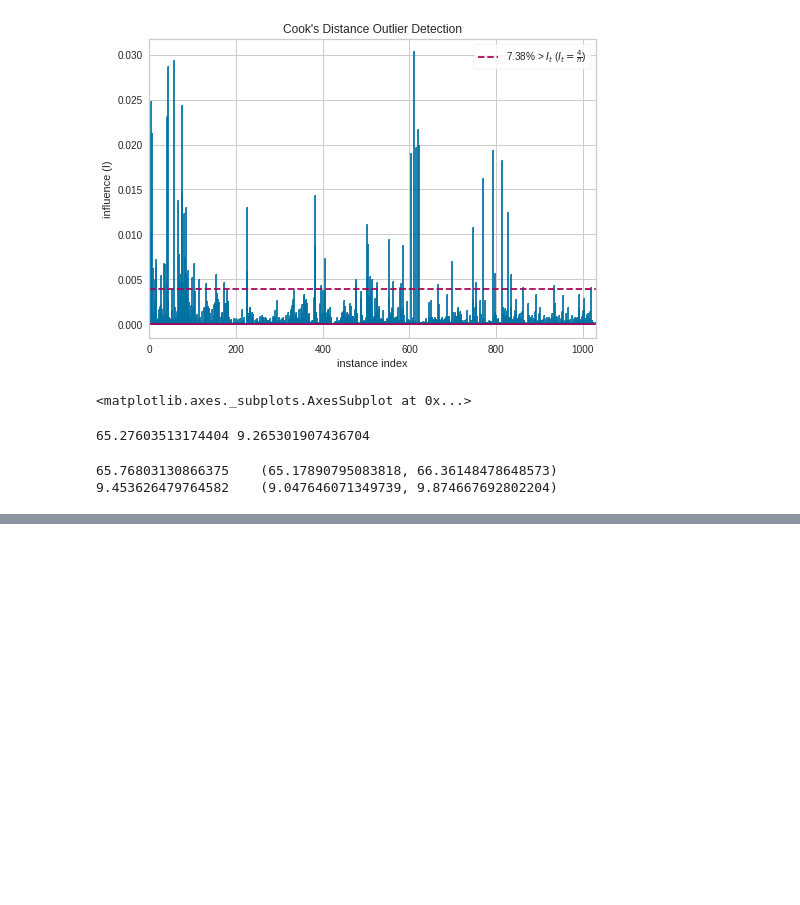
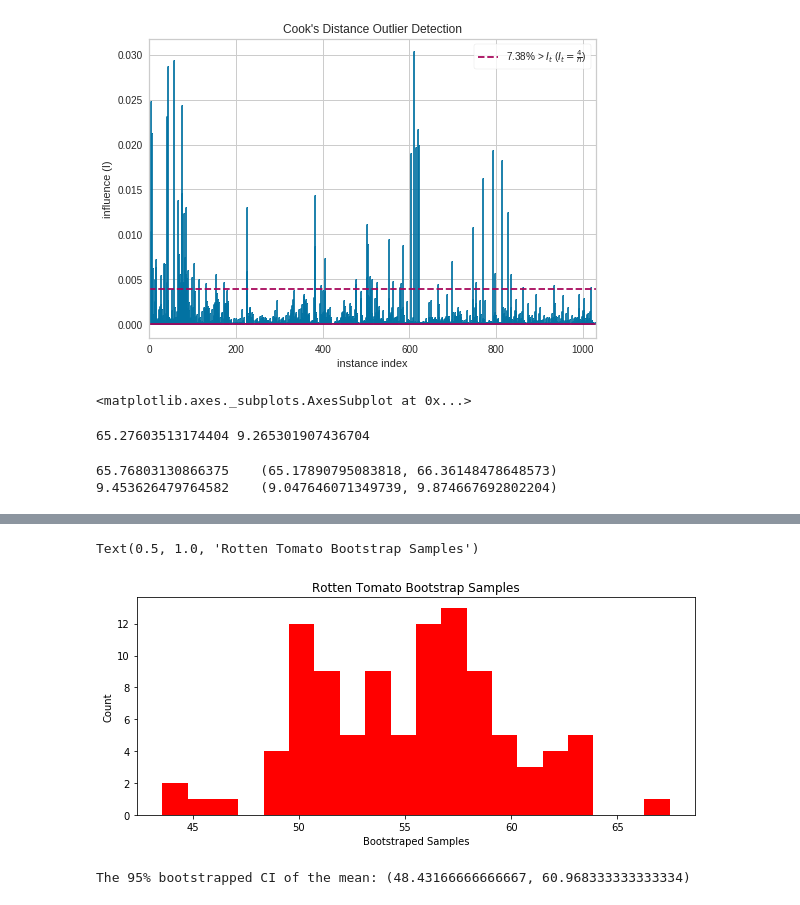
Before and after one commit to ColinMaloney/movies, a Jupyter notebook: yearly_rating.ipynb, the cells around one changed output, grey strips where cells are left out. Saved outputs shown, nothing was run; the diff lists cells and outputs as text; code cells hidden in the pictures; blank space fills up the shorter version.

```diff
--- a/yearly_rating.ipynb
+++ b/yearly_rating.ipynb
@@ -550,0 +593,2 @@ print(bs.bootstrap(samples, stat_func=bs_stats.std))
+# %%
+rotten_sampling = bootstrap(final_df['Rotten_Score'],30,resamples=100)
@@ -550,0 +653,15 @@ print(bs.bootstrap(samples, stat_func=bs_stats.std))
+# %%
+fig, ax = plt.subplots(figsize=(10, 4))
+
+ax.hist(bootstrap_means_prod, bins=20, color='red')
+ax.set_ylabel('Count')
+ax.set_xlabel('Bootstraped Samples')
+ax.set_title('Rotten Tomato Bootstrap Samples')
+# %% [output]
+Text(0.5, 1.0, 'Rotten Tomato Bootstrap Samples')
+[figure, added]
+# %%
+lower_ci, upper_ci, bootstrap_means_prod = bootstrap_confidence_interval(meta_sampling, ci=95)
+print("The 95% bootstrapped CI of the mean: ({}, {})".format(lower_ci, upper_ci))
+# %% [output]
+The 95% bootstrapped CI of the mean: (48.43166666666667, 60.968333333333334)
```
Also changed, not shown: parts of 14 cells of this notebook.
